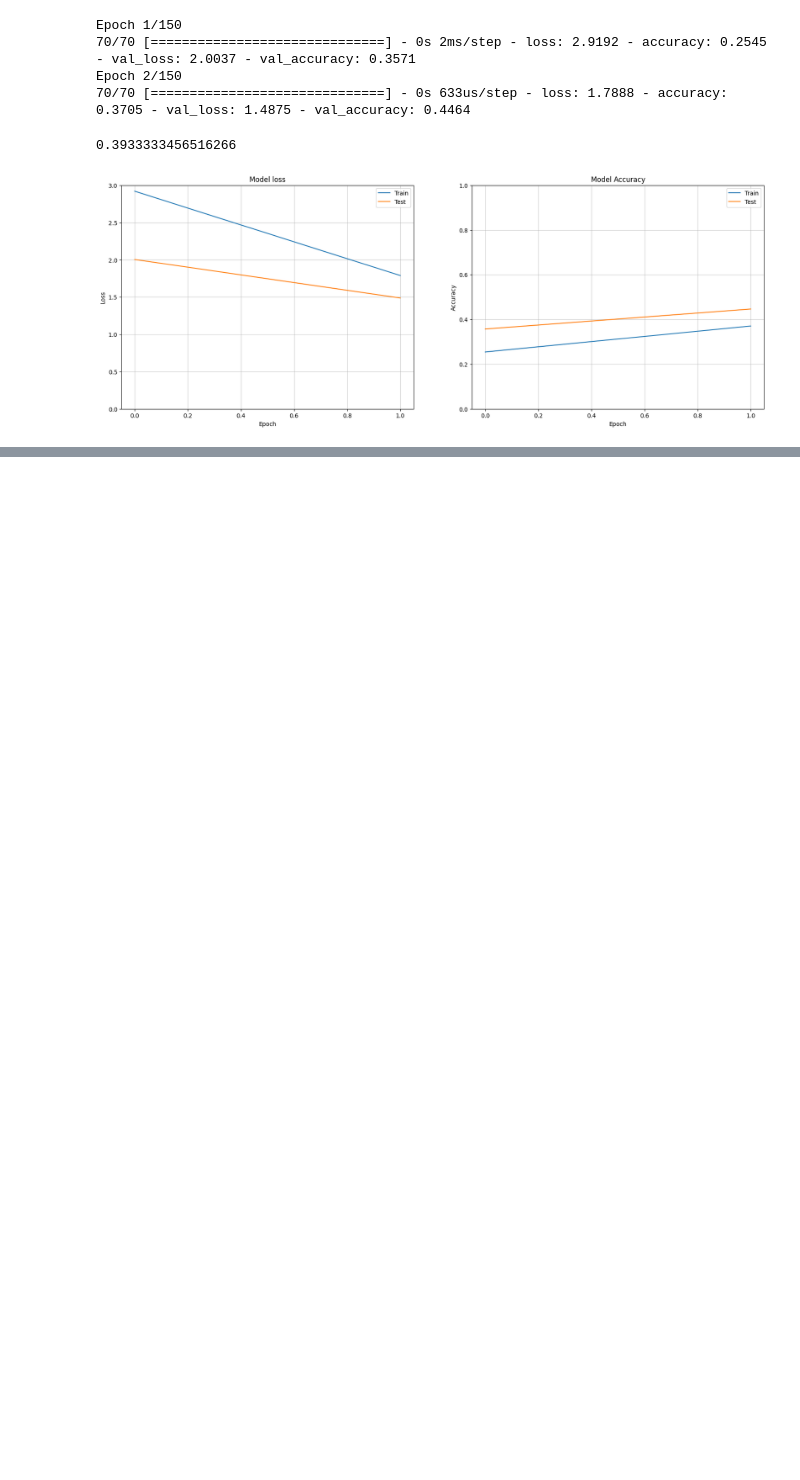
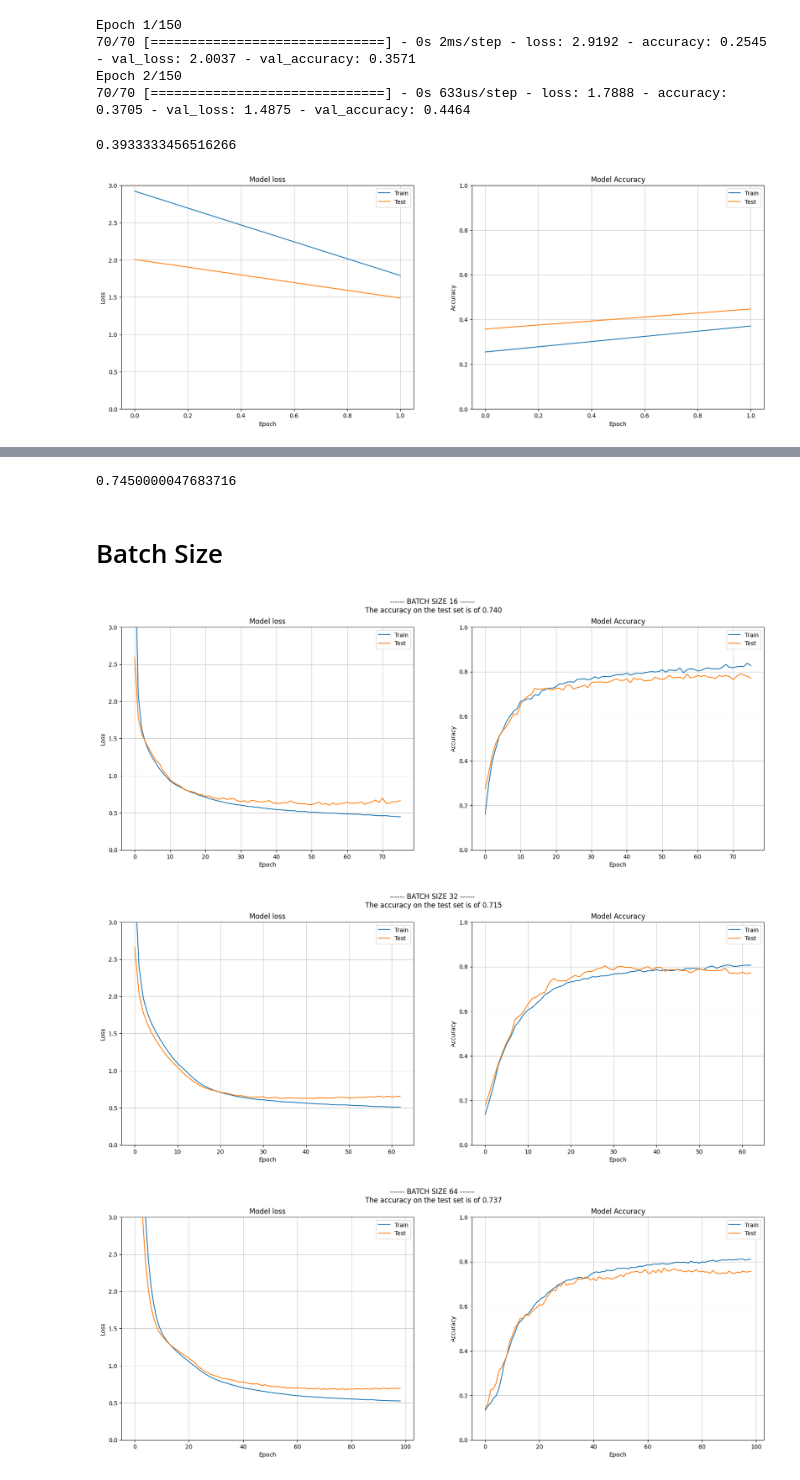
Before and after one commit to emonteiro27/data-NN-prevent-overfitting, a Jupyter notebook: data-nn-prevent-overfitting.ipynb, the cells around one changed output, grey strips where cells are left out. Saved outputs shown, nothing was run; the diff lists cells and outputs as text; code cells hidden in the pictures; blank space fills up the shorter version.

Commit message:
Tested model with different batch size (32 and 64) but the one with the best accuracy is the original one with batch size = 16

```diff
--- a/data-nn-prevent-overfitting.ipynb
+++ b/data-nn-prevent-overfitting.ipynb
@@ -287,0 +282,28 @@ accuracy
+# %%
+results = model.evaluate(X_test, y_test, verbose=0)
+accuracy = results[1]
+accuracy
+# %% [output]
+0.7450000047683716
+# %% [markdown]
+# Batch Size
+# %%
+es = EarlyStopping(patience=20, restore_best_weights=True)
+
+for batch_size in [16, 32, 64]:
+
+    model = initialize_model()
+
+    history = model.fit(X_train, y_train,
+                        validation_split = 0.2,
+                        epochs = 150,
+                        batch_size = batch_size,
+                        verbose = 0,
+                        callbacks = [es])
+
+    results = model.evaluate(X_test, y_test, verbose=0)
+    plot_loss_accuracy(history, title=f'------ BATCH SIZE {batch_size} ------\n The accuracy on the test set is of {results[1]:.3f}')
+# %% [output]
+[figure, added]
+[figure, added]
+[figure, added]
```
Also changed, not shown: parts of 9 cells of this notebook.
